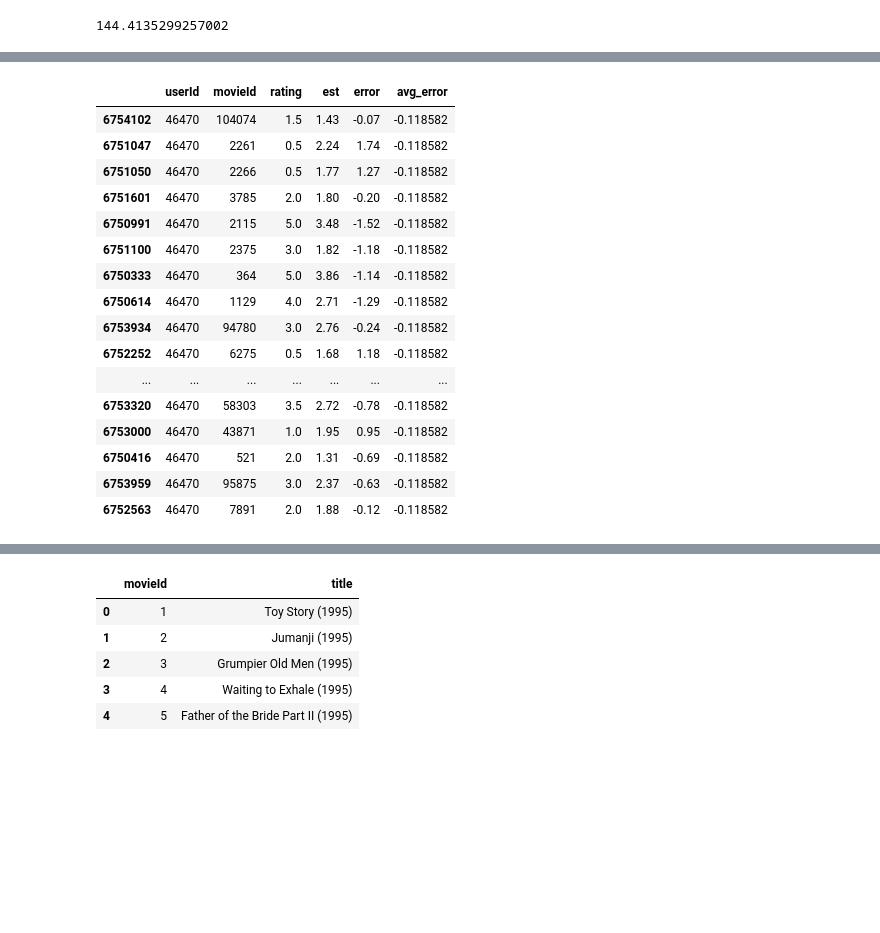
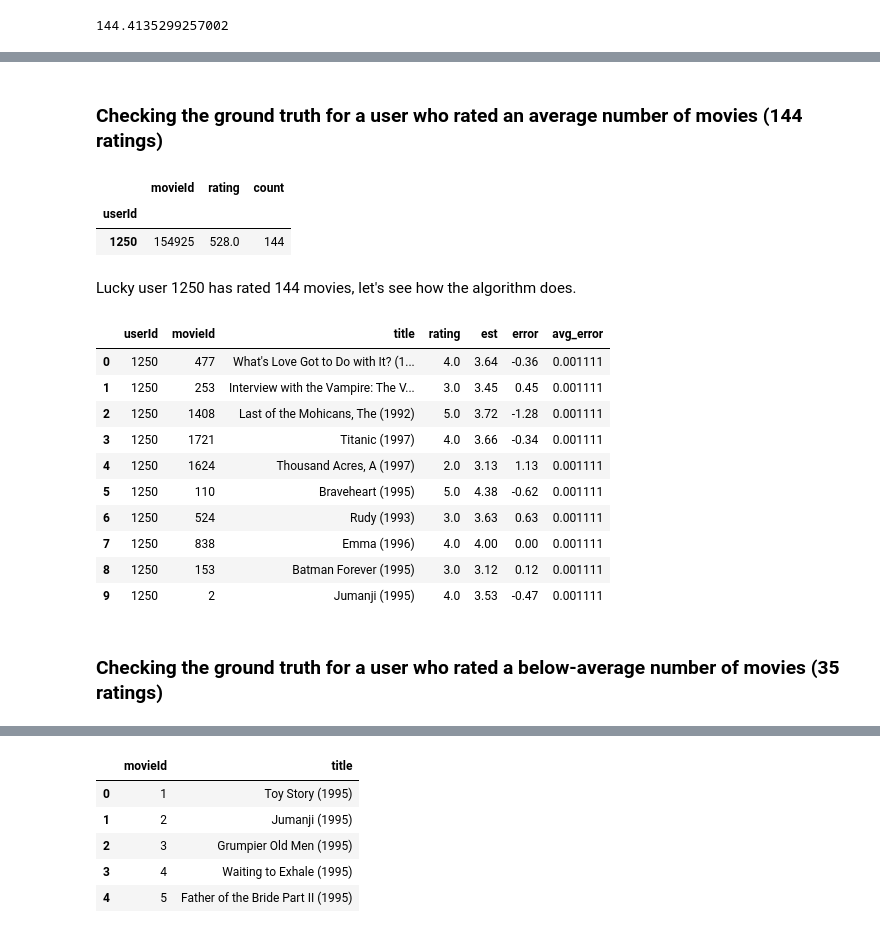
Before and after one commit to ecbenezra/recommender-system, a Jupyter notebook: collaborative-recommender-svd.ipynb, the cells around one changed output, grey strips where cells are left out. Drawn from its saved outputs; the diff is of its cells as text; code cells hidden in the pictures; blank space fills up the shorter version.

```diff
--- a/collaborative-recommender-svd.ipynb
+++ b/collaborative-recommender-svd.ipynb
@@ -357,27 +392,37 @@ ratings['userId'].value_counts().mean()
 # %%
 def check_system(Id,movieId,limit,df=ratings,userId='userId',algo=algo):
+    '''
+    This function checks the predicted rating against ratings made by the user
+    And takes in an int UserId (Id)
+    an int limit (the number of movies returned)
+    dataframe columns necessary (movieId, userId)
+    a dataframe of ratings (df)
+    an algorithm (algo)
+    '''
+    # Isolates necessary columns from the dataframe
+    df = df[[movieId,userId,'rating']]
+
+    # Takes a subsample of the user's ratings
     user_df = df[df['userId'] == Id]
     if user_df.shape[0] >= df[userId].value_counts().mean():
         user_df = user_df.sample(frac=.10)
     else:
         user_df = user_df.sample(frac=.50)
-    #rated_movs = user_df['movieId'].tolist()
-    #est_list = []
 
-    #for i in range(0,len(rated_movs)):
-    #    a = round(algo.predict(userId,rated_movs[i]).est,2)
-    #    est_list.append(a)
-
-    #user_df['est'] = est_list
-    user_df = pd.merge(user_df,movies_df,on=movieId)
+    # Builds the dataframe to be returned
     user_df['est'] = user_df['movieId'].apply(lambda x: round(algo.predict(Id,x).est,2))
     user_df['error'] = user_df['est']-user_df['rating']
     user_df['avg_error'] = user_df['error'].mean()
 
+    # Returns a dataframe dependent on what the limit is set to
     if limit == None:
+        user_df = pd.merge(user_df,movies_df,on=movieId)
         return user_df[[userId,movieId,'title','rating','est','error','avg_error']]
     else:
         if limit >= user_df.shape[0]:
+            user_df = pd.merge(user_df,movies_df,on=movieId)
             return user_df[[userId,movieId,'title','rating','est','error','avg_error']]
         else:
-            return user_df[[userId,movieId,'title','rating','est','error','avg_error']].head(limit)
+            user_df = user_df.head(limit)
+            user_df = pd.merge(user_df,movies_df,on=movieId)
+            return user_df[[userId,movieId,'title','rating','est','error','avg_error']]
@@ -404,20 +479,31 @@ check_system(46470,'movieId',20,df=alt_ratings,userId='userId',algo=svd)
+# %% [markdown]
+### Checking the ground truth for a user who rated an average number of movies (144 ratings)
+# %%
+# ok find the user
+
+find_user = ratings.copy()
+find_user['count'] = 1
+find_user = find_user.groupby('userId').sum()
+find_user[find_user['count'] == 144].head(1)
+# %% [output]
+|  | movieId | rating | count |
+| userId |  |  |  |
+| 1250 | 154925 | 528.0 | 144 |
+# %% [markdown]
+Lucky user 1250 has rated 144 movies, let's see how the algorithm does.
 # %%
-check_system(46470,'movieId',20)
+check_system(1250, 'movieId', 10)
 # %% [output]
-|  | userId | movieId | rating | est | error | avg_error |
-| 6754102 | 46470 | 104074 | 1.5 | 1.43 | -0.07 | -0.118582 |
-| 6751047 | 46470 | 2261 | 0.5 | 2.24 | 1.74 | -0.118582 |
-| 6751050 | 46470 | 2266 | 0.5 | 1.77 | 1.27 | -0.118582 |
-| 6751601 | 46470 | 3785 | 2.0 | 1.80 | -0.20 | -0.118582 |
-| 6750991 | 46470 | 2115 | 5.0 | 3.48 | -1.52 | -0.118582 |
-| 6751100 | 46470 | 2375 | 3.0 | 1.82 | -1.18 | -0.118582 |
-| 6750333 | 46470 | 364 | 5.0 | 3.86 | -1.14 | -0.118582 |
-| 6750614 | 46470 | 1129 | 4.0 | 2.71 | -1.29 | -0.118582 |
-| 6753934 | 46470 | 94780 | 3.0 | 2.76 | -0.24 | -0.118582 |
-| 6752252 | 46470 | 6275 | 0.5 | 1.68 | 1.18 | -0.118582 |
-| ... | ... | ... | ... | ... | ... | ... |
-| 6753320 | 46470 | 58303 | 3.5 | 2.72 | -0.78 | -0.118582 |
-| 6753000 | 46470 | 43871 | 1.0 | 1.95 | 0.95 | -0.118582 |
-| 6750416 | 46470 | 521 | 2.0 | 1.31 | -0.69 | -0.118582 |
-| 6753959 | 46470 | 95875 | 3.0 | 2.37 | -0.63 | -0.118582 |
-| 6752563 | 46470 | 7891 | 2.0 | 1.88 | -0.12 | -0.118582 |
+|  | userId | movieId | title | rating | est | error | avg_error |
+| 0 | 1250 | 477 | What's Love Got to Do with It? (1... | 4.0 | 3.64 | -0.36 | 0.001111 |
+| 1 | 1250 | 253 | Interview with the Vampire: The V... | 3.0 | 3.45 | 0.45 | 0.001111 |
+| 2 | 1250 | 1408 | Last of the Mohicans, The (1992) | 5.0 | 3.72 | -1.28 | 0.001111 |
+| 3 | 1250 | 1721 | Titanic (1997) | 4.0 | 3.66 | -0.34 | 0.001111 |
+| 4 | 1250 | 1624 | Thousand Acres, A (1997) | 2.0 | 3.13 | 1.13 | 0.001111 |
+| 5 | 1250 | 110 | Braveheart (1995) | 5.0 | 4.38 | -0.62 | 0.001111 |
+| 6 | 1250 | 524 | Rudy (1993) | 3.0 | 3.63 | 0.63 | 0.001111 |
+| 7 | 1250 | 838 | Emma (1996) | 4.0 | 4.00 | 0.00 | 0.001111 |
+| 8 | 1250 | 153 | Batman Forever (1995) | 3.0 | 3.12 | 0.12 | 0.001111 |
+| 9 | 1250 | 2 | Jumanji (1995) | 4.0 | 3.53 | -0.47 | 0.001111 |
+# %% [markdown]
+### Checking the ground truth for a user who rated a below-average number of movies (35 ratings)
```
Also changed, not shown: parts of 27 cells of this notebook.
